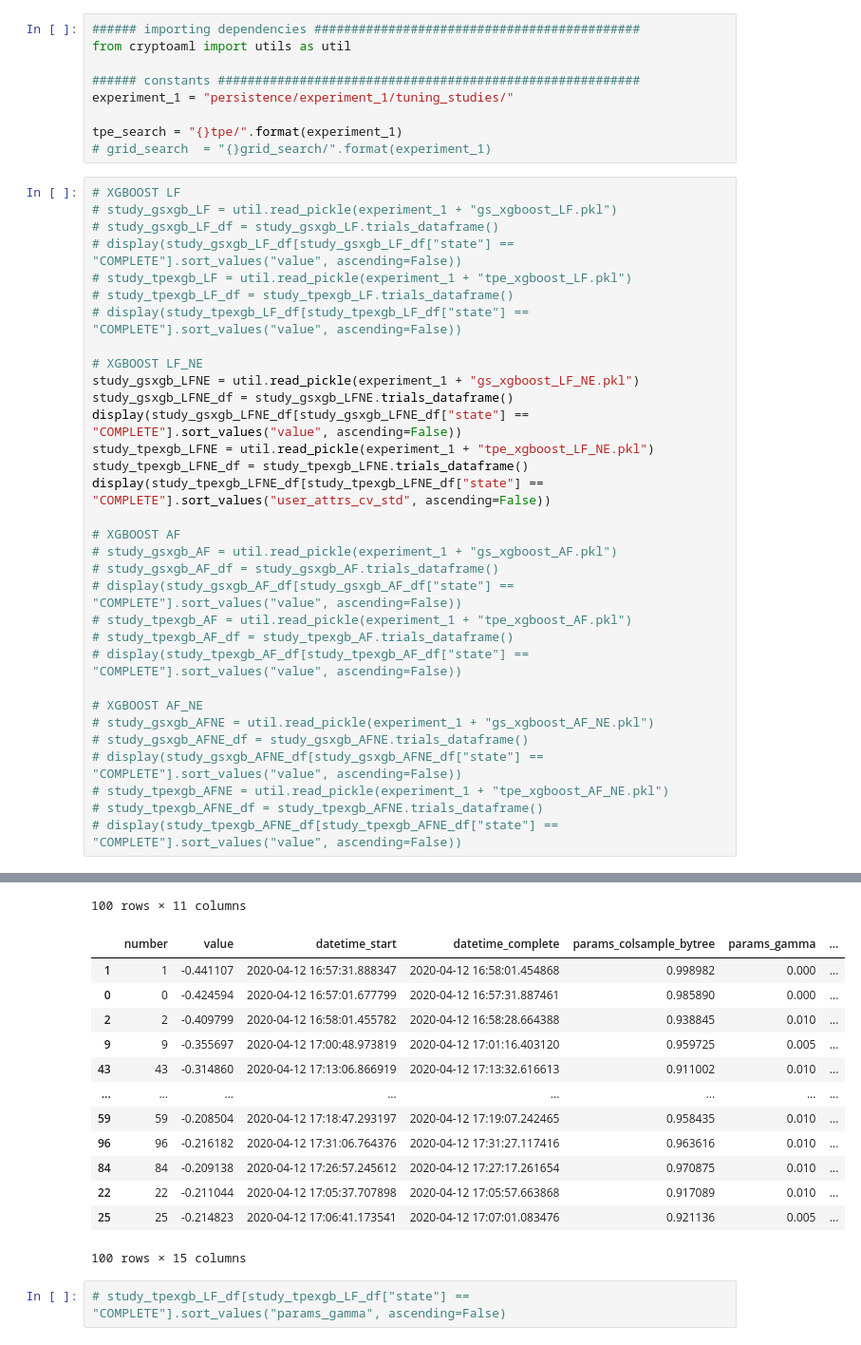
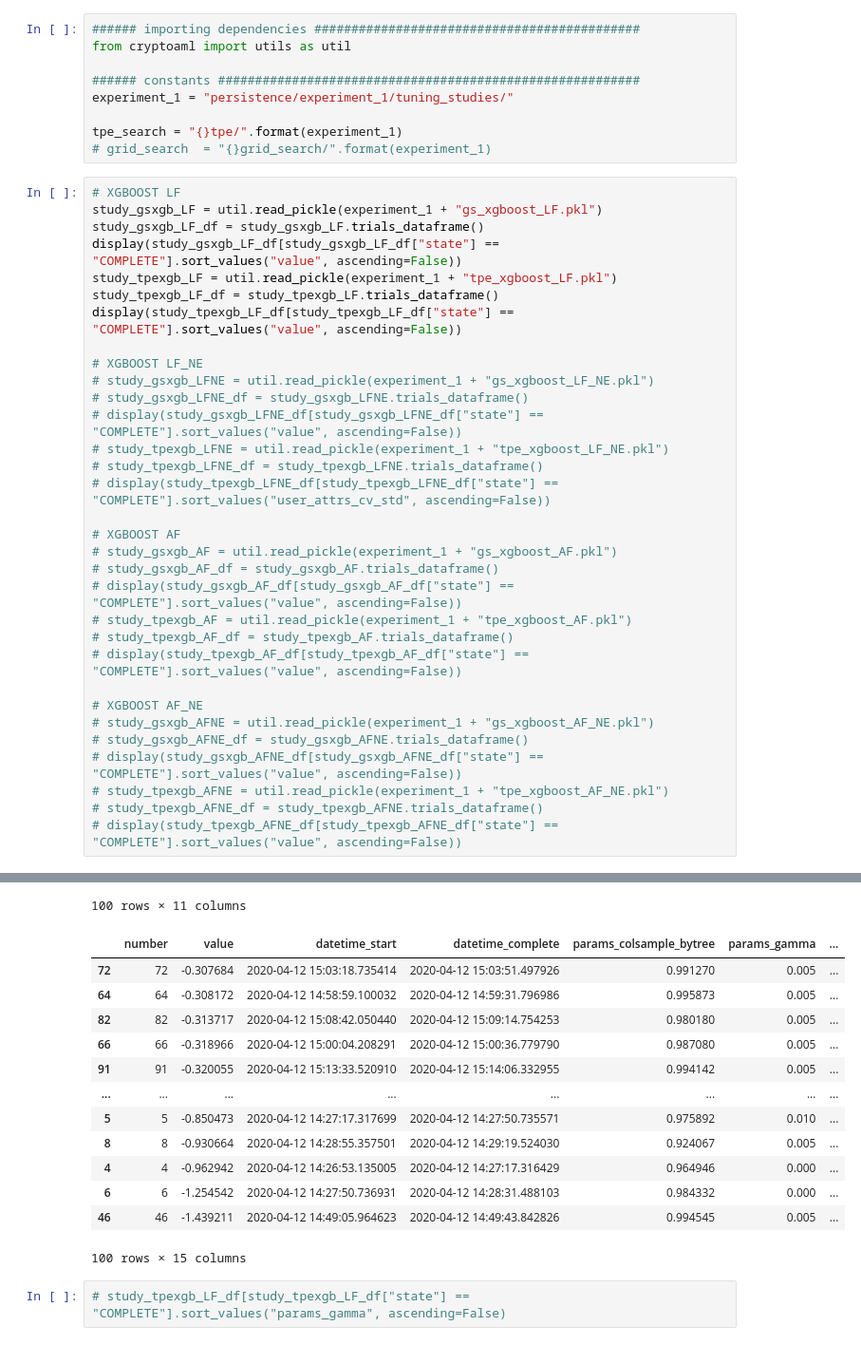
Before and after one commit to achmand/aml-crypto-graph, a Jupyter notebook: src/experiment_tuning_results_1.ipynb, the cells around one changed output, grey strips where cells are left out. Shown at 95% size. Drawn from its saved outputs; the diff is of its cells as text.

Commit message:
Add experiment LF with Regularization

```diff
--- a/src/experiment_tuning_results_1.ipynb
+++ b/src/experiment_tuning_results_1.ipynb
@@ -9,20 +9,20 @@ tpe_search = "{}tpe/".format(experiment_1)
 # grid_search  = "{}grid_search/".format(experiment_1)
 # %%
 # XGBOOST LF
-# study_gsxgb_LF = util.read_pickle(experiment_1 + "gs_xgboost_LF.pkl")
-# study_gsxgb_LF_df = study_gsxgb_LF.trials_dataframe()
-# display(study_gsxgb_LF_df[study_gsxgb_LF_df["state"] == "COMPLETE"].sort_values("value", ascending=False))
-# study_tpexgb_LF = util.read_pickle(experiment_1 + "tpe_xgboost_LF.pkl")
-# study_tpexgb_LF_df = study_tpexgb_LF.trials_dataframe()
-# display(study_tpexgb_LF_df[study_tpexgb_LF_df["state"] == "COMPLETE"].sort_values("value", ascending=False))
+study_gsxgb_LF = util.read_pickle(experiment_1 + "gs_xgboost_LF.pkl")
+study_gsxgb_LF_df = study_gsxgb_LF.trials_dataframe()
+display(study_gsxgb_LF_df[study_gsxgb_LF_df["state"] == "COMPLETE"].sort_values("value", ascending=False))
+study_tpexgb_LF = util.read_pickle(experiment_1 + "tpe_xgboost_LF.pkl")
+study_tpexgb_LF_df = study_tpexgb_LF.trials_dataframe()
+display(study_tpexgb_LF_df[study_tpexgb_LF_df["state"] == "COMPLETE"].sort_values("value", ascending=False))
 
 # XGBOOST LF_NE
-study_gsxgb_LFNE = util.read_pickle(experiment_1 + "gs_xgboost_LF_NE.pkl")
-study_gsxgb_LFNE_df = study_gsxgb_LFNE.trials_dataframe()
-display(study_gsxgb_LFNE_df[study_gsxgb_LFNE_df["state"] == "COMPLETE"].sort_values("value", ascending=False))
-study_tpexgb_LFNE = util.read_pickle(experiment_1 + "tpe_xgboost_LF_NE.pkl")
-study_tpexgb_LFNE_df = study_tpexgb_LFNE.trials_dataframe()
-display(study_tpexgb_LFNE_df[study_tpexgb_LFNE_df["state"] == "COMPLETE"].sort_values("user_attrs_cv_std", ascending=False))
+# study_gsxgb_LFNE = util.read_pickle(experiment_1 + "gs_xgboost_LF_NE.pkl")
+# study_gsxgb_LFNE_df = study_gsxgb_LFNE.trials_dataframe()
+# display(study_gsxgb_LFNE_df[study_gsxgb_LFNE_df["state"] == "COMPLETE"].sort_values("value", ascending=False))
+# study_tpexgb_LFNE = util.read_pickle(experiment_1 + "tpe_xgboost_LF_NE.pkl")
+# study_tpexgb_LFNE_df = study_tpexgb_LFNE.trials_dataframe()
+# display(study_tpexgb_LFNE_df[study_tpexgb_LFNE_df["state"] == "COMPLETE"].sort_values("user_attrs_cv_std", ascending=False))
 
 # XGBOOST AF
 # study_gsxgb_AF = util.read_pickle(experiment_1 + "gs_xgboost_AF.pkl")
@@ -55,16 +55,16 @@ display(study_tpexgb_LFNE_df[study_tpexgb_LFNE_df["state"] == "COMPLETE"].sort_v
 100 rows × 11 columns
 |  | number | value | datetime_start | datetime_complete | params_colsample_bytree | params_gamma | ... |
-| 1 | 1 | -0.441107 | 2020-04-12 16:57:31.888347 | 2020-04-12 16:58:01.454868 | 0.998982 | 0.000 | ... |
-| 0 | 0 | -0.424594 | 2020-04-12 16:57:01.677799 | 2020-04-12 16:57:31.887461 | 0.985890 | 0.000 | ... |
-| 2 | 2 | -0.409799 | 2020-04-12 16:58:01.455782 | 2020-04-12 16:58:28.664388 | 0.938845 | 0.010 | ... |
-| 9 | 9 | -0.355697 | 2020-04-12 17:00:48.973819 | 2020-04-12 17:01:16.403120 | 0.959725 | 0.005 | ... |
-| 43 | 43 | -0.314860 | 2020-04-12 17:13:06.866919 | 2020-04-12 17:13:32.616613 | 0.911002 | 0.010 | ... |
+| 72 | 72 | -0.307684 | 2020-04-12 15:03:18.735414 | 2020-04-12 15:03:51.497926 | 0.991270 | 0.005 | ... |
+| 64 | 64 | -0.308172 | 2020-04-12 14:58:59.100032 | 2020-04-12 14:59:31.796986 | 0.995873 | 0.005 | ... |
+| 82 | 82 | -0.313717 | 2020-04-12 15:08:42.050440 | 2020-04-12 15:09:14.754253 | 0.980180 | 0.005 | ... |
+| 66 | 66 | -0.318966 | 2020-04-12 15:00:04.208291 | 2020-04-12 15:00:36.779790 | 0.987080 | 0.005 | ... |
+| 91 | 91 | -0.320055 | 2020-04-12 15:13:33.520910 | 2020-04-12 15:14:06.332955 | 0.994142 | 0.005 | ... |
 | ... | ... | ... | ... | ... | ... | ... | ... |
-| 59 | 59 | -0.208504 | 2020-04-12 17:18:47.293197 | 2020-04-12 17:19:07.242465 | 0.958435 | 0.010 | ... |
-| 96 | 96 | -0.216182 | 2020-04-12 17:31:06.764376 | 2020-04-12 17:31:27.117416 | 0.963616 | 0.010 | ... |
-| 84 | 84 | -0.209138 | 2020-04-12 17:26:57.245612 | 2020-04-12 17:27:17.261654 | 0.970875 | 0.010 | ... |
-| 22 | 22 | -0.211044 | 2020-04-12 17:05:37.707898 | 2020-04-12 17:05:57.663868 | 0.917089 | 0.010 | ... |
-| 25 | 25 | -0.214823 | 2020-04-12 17:06:41.173541 | 2020-04-12 17:07:01.083476 | 0.921136 | 0.005 | ... |
+| 5 | 5 | -0.850473 | 2020-04-12 14:27:17.317699 | 2020-04-12 14:27:50.735571 | 0.975892 | 0.010 | ... |
+| 8 | 8 | -0.930664 | 2020-04-12 14:28:55.357501 | 2020-04-12 14:29:19.524030 | 0.924067 | 0.005 | ... |
+| 4 | 4 | -0.962942 | 2020-04-12 14:26:53.135005 | 2020-04-12 14:27:17.316429 | 0.964946 | 0.000 | ... |
+| 6 | 6 | -1.254542 | 2020-04-12 14:27:50.736931 | 2020-04-12 14:28:31.488103 | 0.984332 | 0.000 | ... |
+| 46 | 46 | -1.439211 | 2020-04-12 14:49:05.964623 | 2020-04-12 14:49:43.842826 | 0.994545 | 0.005 | ... |
 100 rows × 15 columns
 # %%
 # study_tpexgb_LF_df[study_tpexgb_LF_df["state"] == "COMPLETE"].sort_values("params_gamma", ascending=False)
```
Also changed, not shown: parts of 1 cell of this notebook, 12 other files.
